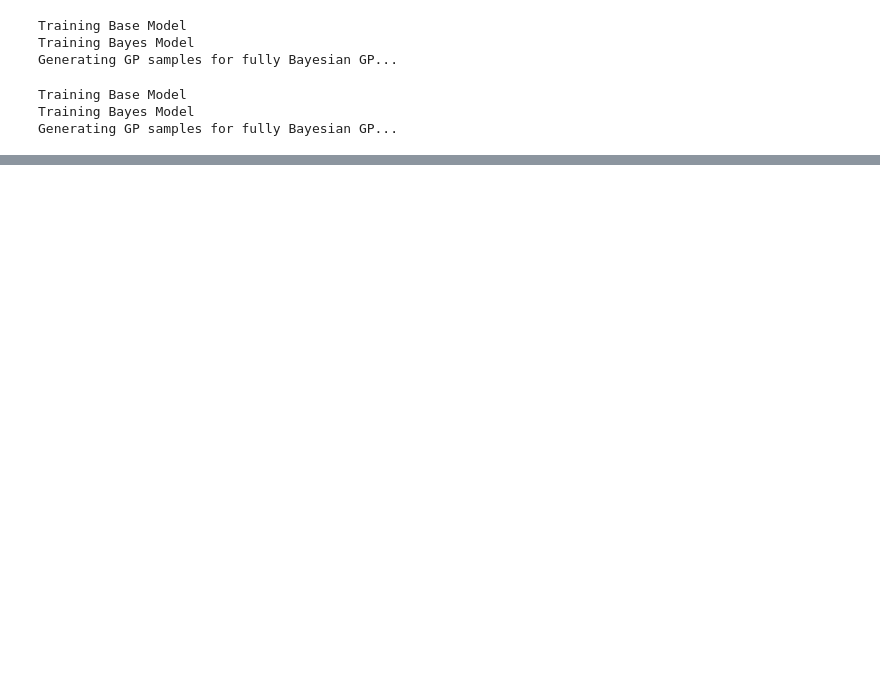
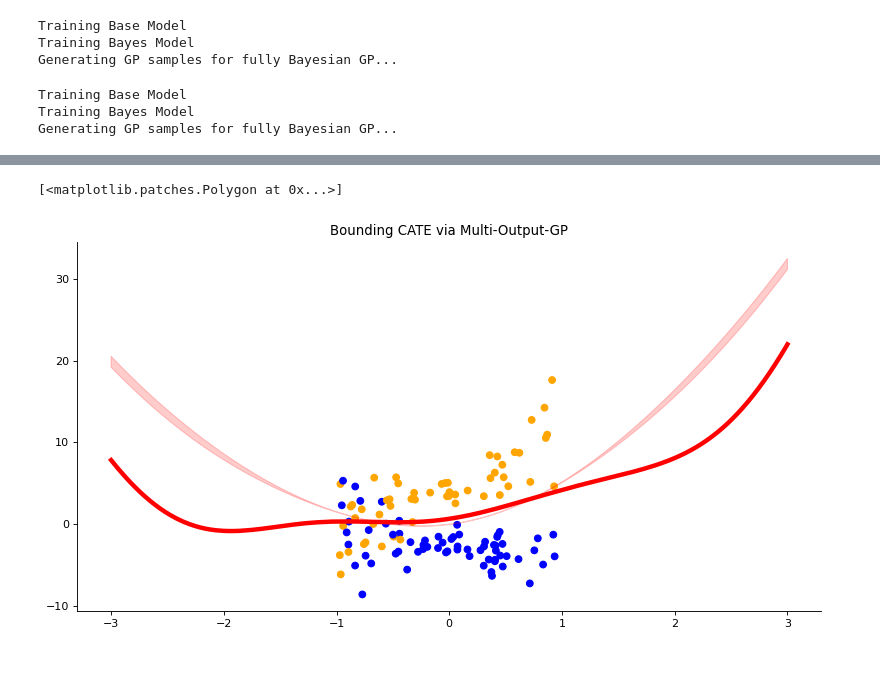
Before and after one commit to Jakefawkes/Obs_and_exp_data, a Jupyter notebook: playground.ipynb, the cells around one changed output, grey strips where cells are left out. Drawn from its saved outputs; the diff is of its cells as text; code cells hidden in the pictures; blank space fills up the shorter version.

```diff
--- a/playground.ipynb
+++ b/playground.ipynb
@@ -332,2 +386,20 @@ plt.fill(torch.cat([X_plot, torch.flip(X_plot,[0])]),
+# %%
+fig = plt.figure(num=None, figsize=(12, 6), dpi=80, facecolor='w', edgecolor='k')
+ax = fig.add_subplot()
+ax.set_axisbelow(True)
+ax.set_title("Bounding CATE via Multi-Output-GP")
+# Hide the right and top spines
+ax.spines['right'].set_visible(False)
+ax.spines['top'].set_visible(False)
+
+plt.scatter(pseudo_data.X,pseudo_data.Y,c=[colors[i] for i  in pseudo_data.T.int().tolist()])
+
+plt.plot(X_plot, Y_plot, 'k-', label=r'$f(x)$',linewidth=4.0,color="red")
+plt.fill(torch.cat([X_plot, torch.flip(X_plot,[0])]),
+            bounds,
+            alpha=.2, fc='b', ec='None', label= 'Our approach',color="red")
+# %% [output]
+[<matplotlib.patches.Polygon at 0x...>]
+[figure, added]
 # %% [markdown]
 ##
```
Also changed, not shown: parts of 9 cells of this notebook, 2 other files.
